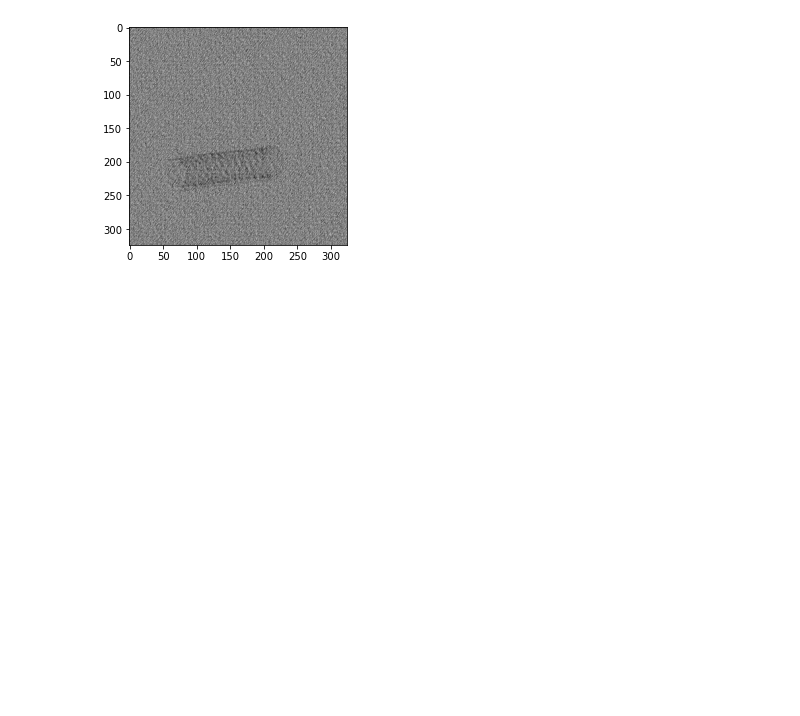
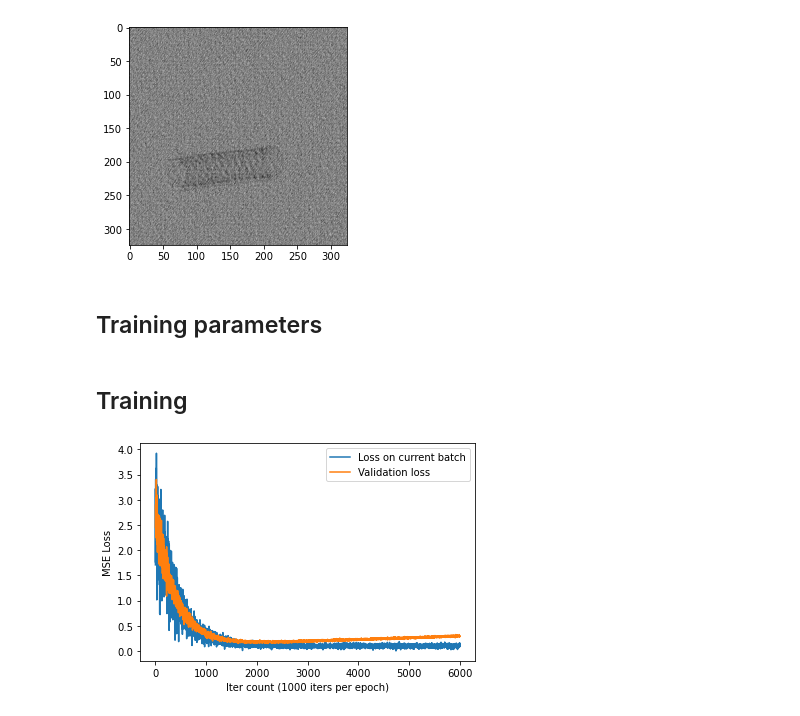
Before and after one commit to AubynKen/Medical-Noise-Cancellation, a Jupyter notebook: unet-training.ipynb, the cells around one changed output. Saved outputs shown, nothing was run; the diff lists cells and outputs as text; code cells hidden in the pictures; blank space fills up the shorter version.

```diff
--- a/unet-training.ipynb
+++ b/unet-training.ipynb
@@ -51,13 +61,21 @@ plt.imshow(prediction.detach().numpy()[0], cmap="gray")
 # %% [output]
 <matplotlib.image.AxesImage at 0x...>
 [figure]
+# %% [markdown]
+## Training parameters
+# %%
+# parameters
+epochs = 6
+batch_size = 1
+verbose = False # whether to print the losses or not
+# %% [markdown]
+## Training
 # %%
-# parameters
-epochs = 6
-batch_size = 1
+# record losses
+losses = []
+validation_losses = []
 
-# training
-losses = []
+# training loop
 for epoch in range(epochs):
     for i, data in enumerate(tqdm(training_loader)):
         # get the inputs
@@ -69,7 +87,33 @@ for epoch in range(epochs):
         loss = criterion(outputs, targets)
         loss.backward()
         optimizer.step()
-        # print statistics
+        # record losses
         losses.append(loss.item())
+
+        # validation every 20 iterations
+        if i % 20 == 0:
+            vloss = 0
+            for data in validation_loader:
+                vinputs, vtargets = data
+                voutputs = model(vinputs)
+                vloss += criterion(voutputs, vtargets).item()
+            vloss /= len(validation_dataset)
+            validation_losses.append(vloss)
+
+        if not verbose: continue
         print('Epoch [{}/{}], Step [{}/{}], Loss: {:.4f}'
               .format(epoch + 1, epochs, i + 1, len(training_loader), loss.item()))
+# %%
+# plot the losses
+iter_count_train = np.linspace(1, 6000, 6000) # training batch losses are recorded at every iteration
+iter_count_test = np.linspace(1, 6000, 300) # validation losses are recorded every 20 iterations
+
+plt.plot(iter_count_train, losses, label="Loss on current batch")
+plt.plot(iter_count_test, validation_losses, label="Validation loss")
+
+plt.xlabel("Iter count (1000 iters per epoch)")
+plt.ylabel("MSE Loss")
+plt.legend()
+plt.show()
+# %% [output]
+[figure, added]
```
Also changed, not shown: parts of 9 cells of this notebook, 3 other files.
